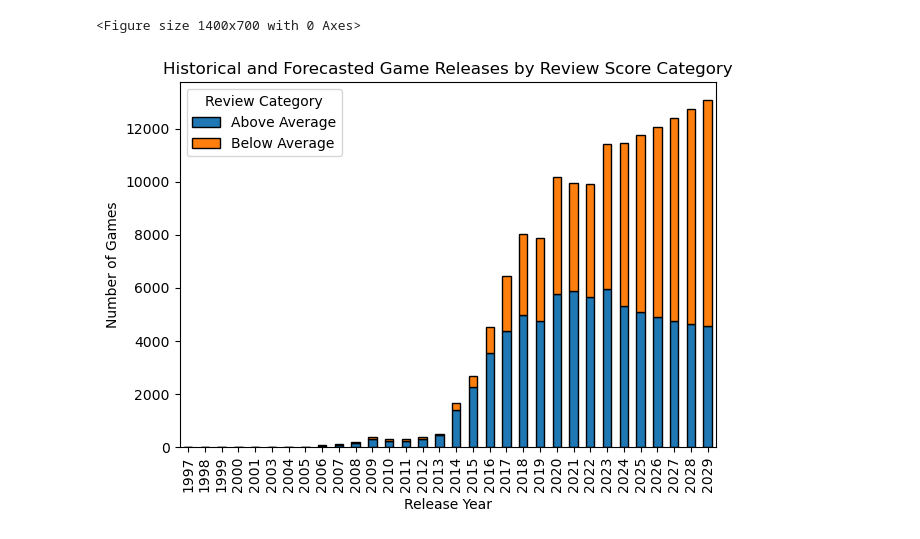
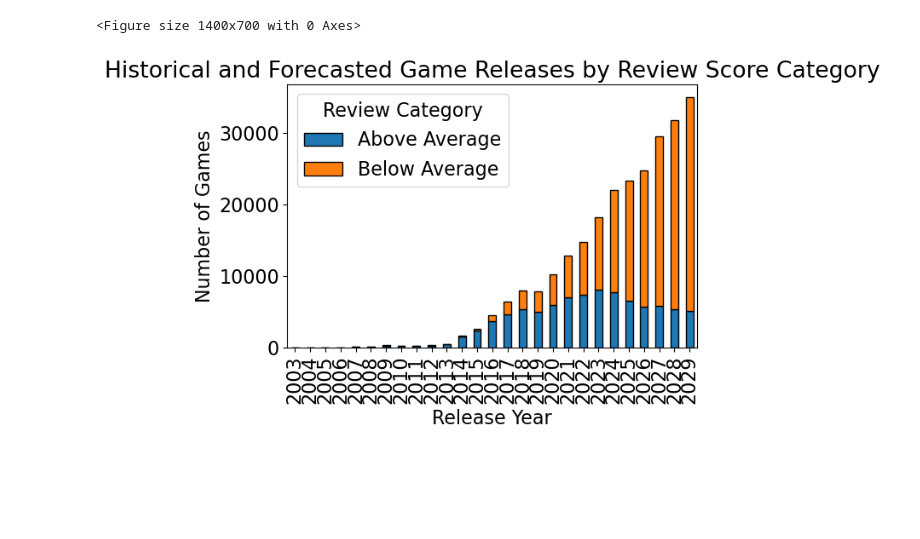
Before and after one commit to KianBahia/Steam-Data-Science-Report, a Jupyter notebook: attempt2.ipynb, the cells around one changed output. Drawn from its saved outputs; the diff is of its cells as text; code cells hidden in the pictures; blank space fills up the shorter version.

Commit message:
nah I need to commit this shi

```diff
--- a/attempt2.ipynb
+++ b/attempt2.ipynb
@@ -329 +300,7 @@ plt.show()
+# %%
+# --- Step 1: Filter Data from 2003 Onwards and Aggregate ---
+total_games_2003 = total_games[total_games['release_year'] >= 2003].copy()
+
+# Set release_year as index for time series modeling (aggregated series)
+total_games_ts = total_games_2003.set_index('release_year')['total_games']
 # %%
@@ -408,21 +377,19 @@ release_year
 # %%
-# --- Step 2: Fit ARIMA Models to Each Series ---
-# Define forecast horizon (e.g., next 5 years)
+# --- Step 4: Fit ARIMA Models for Each Category (Segmented Forecasts) ---
 future_steps = 5
 last_year = yearly_pivot.index.max()
-future_years = np.arange(last_year+1, last_year+1+future_steps)
+future_years = np.arange(last_year + 1, last_year + 1 + future_steps)
 
 # Extract time series for each category
-# If a category is missing for some years, the pivot table already filled with 0
 above_ts = yearly_pivot['Above Average']
 below_ts = yearly_pivot['Below Average']
 
-# Fit ARIMA for Above Average (using order=(1,1,1) as a starting point)
-model_above = sm.tsa.ARIMA(above_ts, order=(1,1,1))
+# Fit ARIMA for Above Average (example order: (5,1,1))
+model_above = sm.tsa.ARIMA(above_ts, order=(8,1,1))
 model_above_fit = model_above.fit()
 forecast_above = model_above_fit.forecast(steps=future_steps)
 
-# Fit ARIMA for Below Average
-model_below = sm.tsa.ARIMA(below_ts, order=(1,1,1))
+# Fit ARIMA for Below Average (example order: (5,1,1))
+model_below = sm.tsa.ARIMA(below_ts, order=(5,1,1))
 model_below_fit = model_below.fit()
 forecast_below = model_below_fit.forecast(steps=future_steps)
@@ -457,26 +440,24 @@ Forecasted counts and percentages:
 # %%
-# Assume yearly_pivot is your historical DataFrame with release_year as index and columns "Above Average" and "Below Average"
-# For forecast, rename the columns in forecast_df so they match:
-future_df = forecast_df.copy()
-future_df = future_df.set_index('release_year')[['predicted_above', 'predicted_below']]
+# --- Step 6: Combine Historical and Adjusted Forecasts ---
+# Rename forecast columns to match historical data
+future_df = forecast_seg_df.copy().set_index('release_year')[['predicted_above', 'predicted_below']]
 future_df.columns = ['Above Average', 'Below Average']
 
-# Combine historical and forecasted data into one DataFrame:
+# Combine with historical stacked data
 combined_df = pd.concat([yearly_pivot, future_df]).sort_index()
 
-# Plot a stacked bar chart for the combined data with default colors
+# Filter combined_df to include only years from 2003 to 2029
+combined_df_filtered = combined_df[(combined_df.index >= 2003) & (combined_df.index <= 2029)]
+
+# Plot a stacked bar chart for combined filtered data
 plt.figure(figsize=(14,7))
-combined_df.plot(kind='bar', stacked=True, edgecolor='black')  # No manual color mapping
+combined_df_filtered.plot(kind='bar', stacked=True, edgecolor='black')
 plt.xlabel("Release Year")
 plt.ylabel("Number of Games")
 plt.title("Historical and Forecasted Game Releases by Review Score Category")
 plt.legend(title='Review Category')
 plt.tight_layout()
 plt.show()
-
-# find correlation between release year and review score for statistical analysis - it needs to be backed up with evidence - some sort of test
-# as the number of games each year increases, the ratio between above average games and below average games decreases - alternate hypothesis
-# Null hyptothese - the number of games released each year does not affect the ratio of above average games to below average games.
 # %% [output]
 <Figure size 1400x700 with 0 Axes>
-[figure, old version]
+[figure, new version]
```
Also changed, not shown: parts of 19 cells of this notebook, 3 other files.
